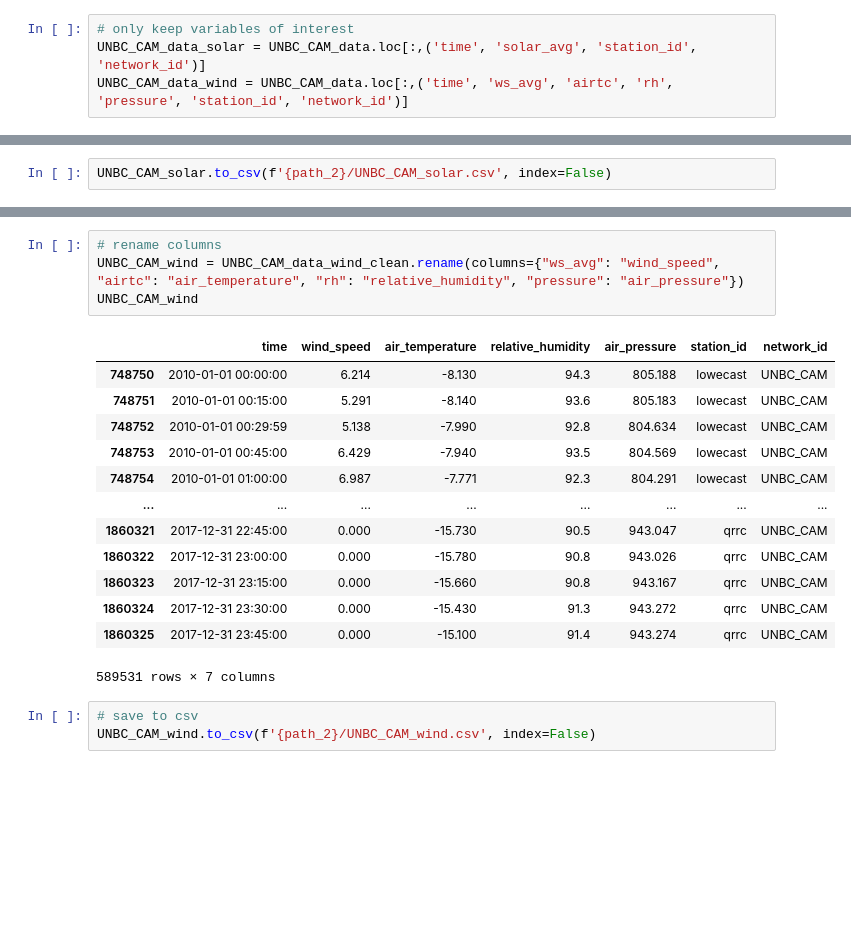
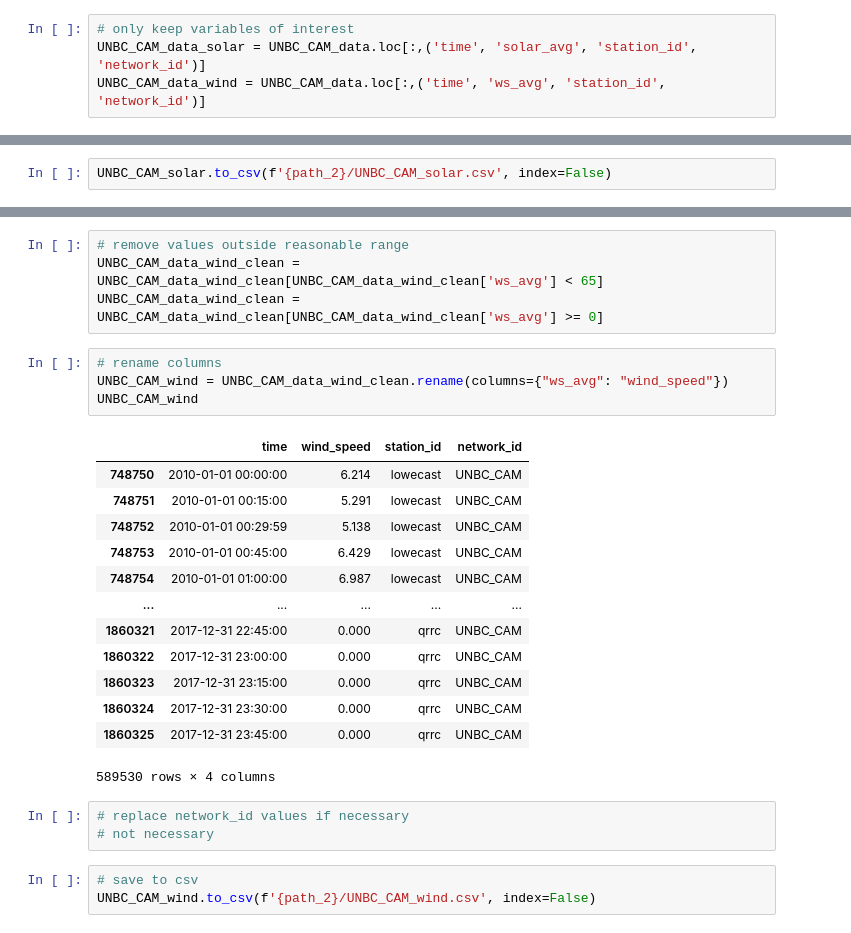
Before and after one commit to madiwiebe/LHL_Capstone_Project, a Jupyter notebook: notebooks/cleaning_raw_files.ipynb, the cells around one changed output, grey strips where cells are left out. Cells and saved outputs as stored; diff of their text form; blank space fills up the shorter version.

```diff
--- a/notebooks/cleaning_data.ipynb
+++ b/notebooks/cleaning_raw_files.ipynb
@@ -1049,7 +1033,7 @@ duplicate rows: Index([], dtype='int64')
 # %%
 # only keep variables of interest
 UNBC_CAM_data_solar = UNBC_CAM_data.loc[:,('time', 'solar_avg', 'station_id', 'network_id')]
-UNBC_CAM_data_wind = UNBC_CAM_data.loc[:,('time', 'ws_avg', 'airtc', 'rh', 'pressure', 'station_id', 'network_id')]
+UNBC_CAM_data_wind = UNBC_CAM_data.loc[:,('time', 'ws_avg', 'station_id', 'network_id')]
 # %%
 # count null values in solar data
 UNBC_CAM_data_solar.isna().sum()
@@ -1122,21 +1111,28 @@ dtype: int64
+# %%
+# remove values outside reasonable range
+UNBC_CAM_data_wind_clean = UNBC_CAM_data_wind_clean[UNBC_CAM_data_wind_clean['ws_avg'] < 65]
+UNBC_CAM_data_wind_clean = UNBC_CAM_data_wind_clean[UNBC_CAM_data_wind_clean['ws_avg'] >= 0]
 # %%
 # rename columns
-UNBC_CAM_wind = UNBC_CAM_data_wind_clean.rename(columns={"ws_avg": "wind_speed", "airtc": "air_temperature", "rh": "relative_humidity", "pressure": "air_pressure"})
+UNBC_CAM_wind = UNBC_CAM_data_wind_clean.rename(columns={"ws_avg": "wind_speed"})
 UNBC_CAM_wind
 # %% [output]
-|  | time | wind_speed | air_temperature | relative_humidity | air_pressure | station_id | network_id |
-| 748750 | 2010-01-01 00:00:00 | 6.214 | -8.130 | 94.3 | 805.188 | lowecast | UNBC_CAM |
-| 748751 | 2010-01-01 00:15:00 | 5.291 | -8.140 | 93.6 | 805.183 | lowecast | UNBC_CAM |
-| 748752 | 2010-01-01 00:29:59 | 5.138 | -7.990 | 92.8 | 804.634 | lowecast | UNBC_CAM |
-| 748753 | 2010-01-01 00:45:00 | 6.429 | -7.940 | 93.5 | 804.569 | lowecast | UNBC_CAM |
-| 748754 | 2010-01-01 01:00:00 | 6.987 | -7.771 | 92.3 | 804.291 | lowecast | UNBC_CAM |
-| ... | ... | ... | ... | ... | ... | ... | ... |
-| 1860321 | 2017-12-31 22:45:00 | 0.000 | -15.730 | 90.5 | 943.047 | qrrc | UNBC_CAM |
-| 1860322 | 2017-12-31 23:00:00 | 0.000 | -15.780 | 90.8 | 943.026 | qrrc | UNBC_CAM |
-| 1860323 | 2017-12-31 23:15:00 | 0.000 | -15.660 | 90.8 | 943.167 | qrrc | UNBC_CAM |
-| 1860324 | 2017-12-31 23:30:00 | 0.000 | -15.430 | 91.3 | 943.272 | qrrc | UNBC_CAM |
-| 1860325 | 2017-12-31 23:45:00 | 0.000 | -15.100 | 91.4 | 943.274 | qrrc | UNBC_CAM |
+|  | time | wind_speed | station_id | network_id |
+| 748750 | 2010-01-01 00:00:00 | 6.214 | lowecast | UNBC_CAM |
+| 748751 | 2010-01-01 00:15:00 | 5.291 | lowecast | UNBC_CAM |
+| 748752 | 2010-01-01 00:29:59 | 5.138 | lowecast | UNBC_CAM |
+| 748753 | 2010-01-01 00:45:00 | 6.429 | lowecast | UNBC_CAM |
+| 748754 | 2010-01-01 01:00:00 | 6.987 | lowecast | UNBC_CAM |
+| ... | ... | ... | ... | ... |
+| 1860321 | 2017-12-31 22:45:00 | 0.000 | qrrc | UNBC_CAM |
+| 1860322 | 2017-12-31 23:00:00 | 0.000 | qrrc | UNBC_CAM |
+| 1860323 | 2017-12-31 23:15:00 | 0.000 | qrrc | UNBC_CAM |
+| 1860324 | 2017-12-31 23:30:00 | 0.000 | qrrc | UNBC_CAM |
+| 1860325 | 2017-12-31 23:45:00 | 0.000 | qrrc | UNBC_CAM |
-589531 rows × 7 columns
+589530 rows × 4 columns
+# %%
+# replace network_id values if necessary
+# not necessary
 # %%
 # save to csv
 UNBC_CAM_wind.to_csv(f'{path_2}/UNBC_CAM_wind.csv', index=False)
```
Also changed, not shown: parts of 118 cells of this notebook, 7 other files.
